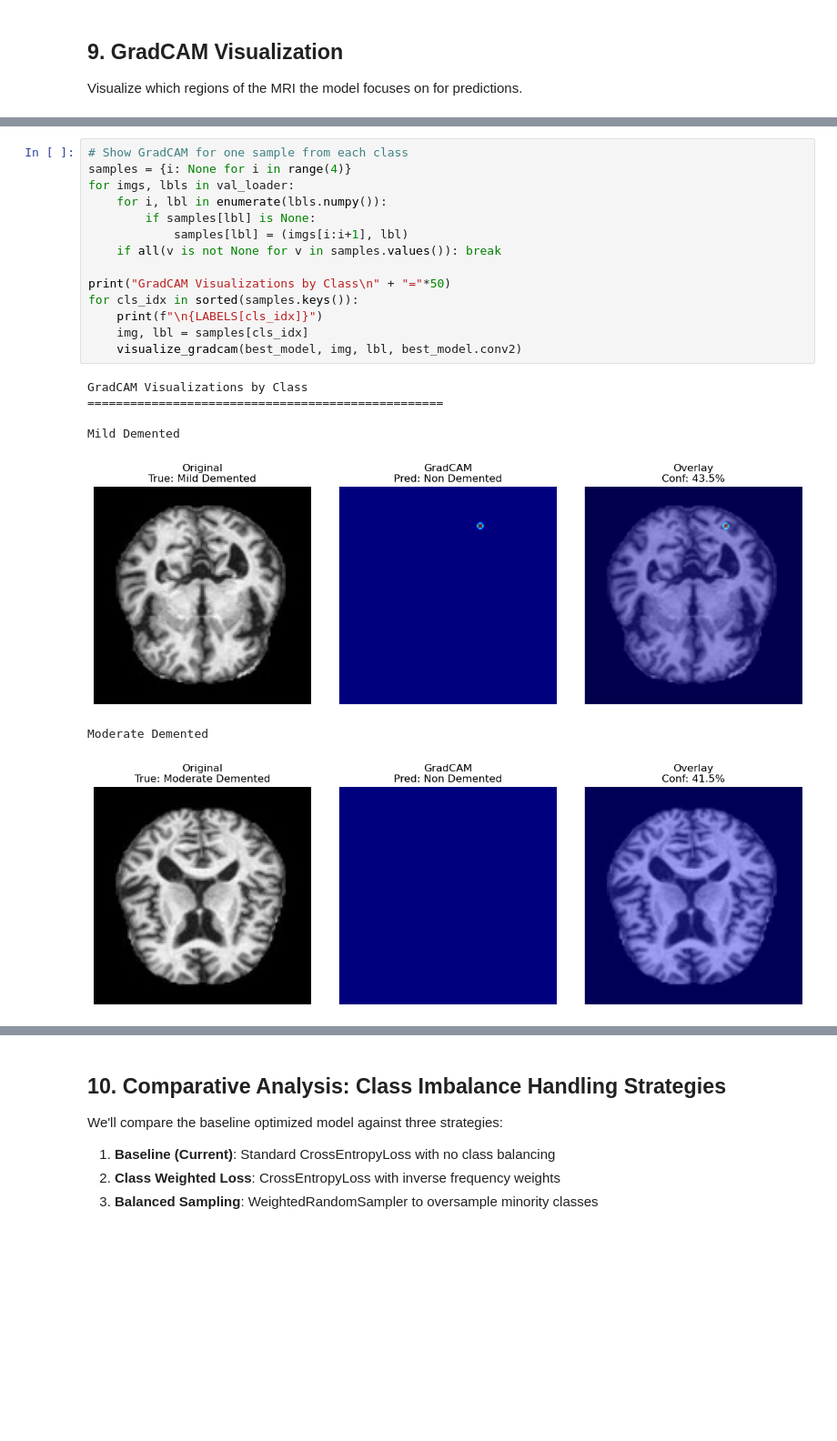
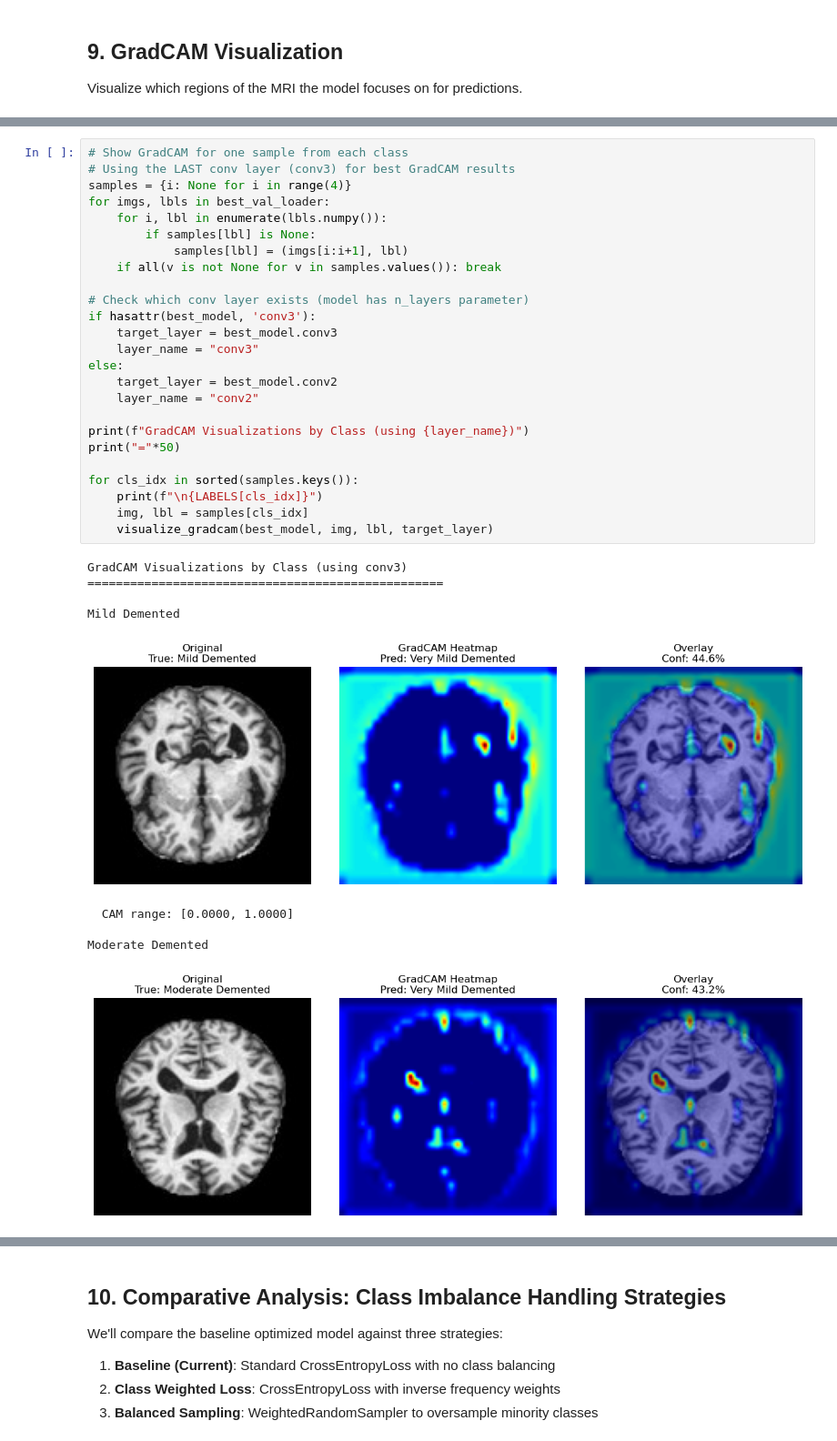
Before and after one commit to paris26/alzTheBatch, a Jupyter notebook: CNN-Pytorch.ipynb, the cells around one changed output, grey strips where cells are left out. Shown at 91% size. Saved outputs shown, nothing was run; the diff lists cells and outputs as text; blank space fills up the shorter version.

```diff
--- a/CNN-Pytorch.ipynb
+++ b/CNN-Pytorch.ipynb
@@ -398,22 +445,35 @@ def visualize_gradcam(model, img_tensor, true_label, target_layer):
 # %%
 # Show GradCAM for one sample from each class
+# Using the LAST conv layer (conv3) for best GradCAM results
 samples = {i: None for i in range(4)}
-for imgs, lbls in val_loader:
+for imgs, lbls in best_val_loader:
     for i, lbl in enumerate(lbls.numpy()):
         if samples[lbl] is None:
             samples[lbl] = (imgs[i:i+1], lbl)
     if all(v is not None for v in samples.values()): break
 
-print("GradCAM Visualizations by Class\n" + "="*50)
+# Check which conv layer exists (model has n_layers parameter)
+if hasattr(best_model, 'conv3'):
+    target_layer = best_model.conv3
+    layer_name = "conv3"
+else:
+    target_layer = best_model.conv2
+    layer_name = "conv2"
+
+print(f"GradCAM Visualizations by Class (using {layer_name})")
+print("="*50)
+
 for cls_idx in sorted(samples.keys()):
     print(f"\n{LABELS[cls_idx]}")
     img, lbl = samples[cls_idx]
-    visualize_gradcam(best_model, img, lbl, best_model.conv2)
+    visualize_gradcam(best_model, img, lbl, target_layer)
 # %% [output]
-GradCAM Visualizations by Class
+GradCAM Visualizations by Class (using conv3)
 ==================================================
 
 Mild Demented
-[figure, old version]
+[figure, new version]
+  CAM range: [0.0000, 1.0000]
+
 Moderate Demented
-[figure, old version]
+[figure, new version]
```
Also changed, not shown: parts of 4 cells of this notebook.
